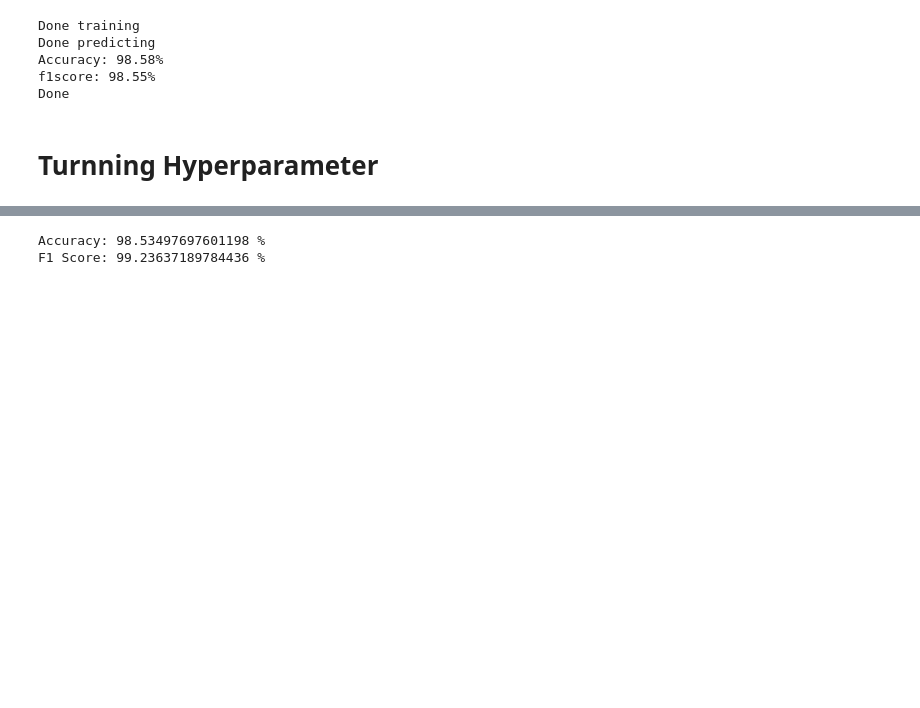
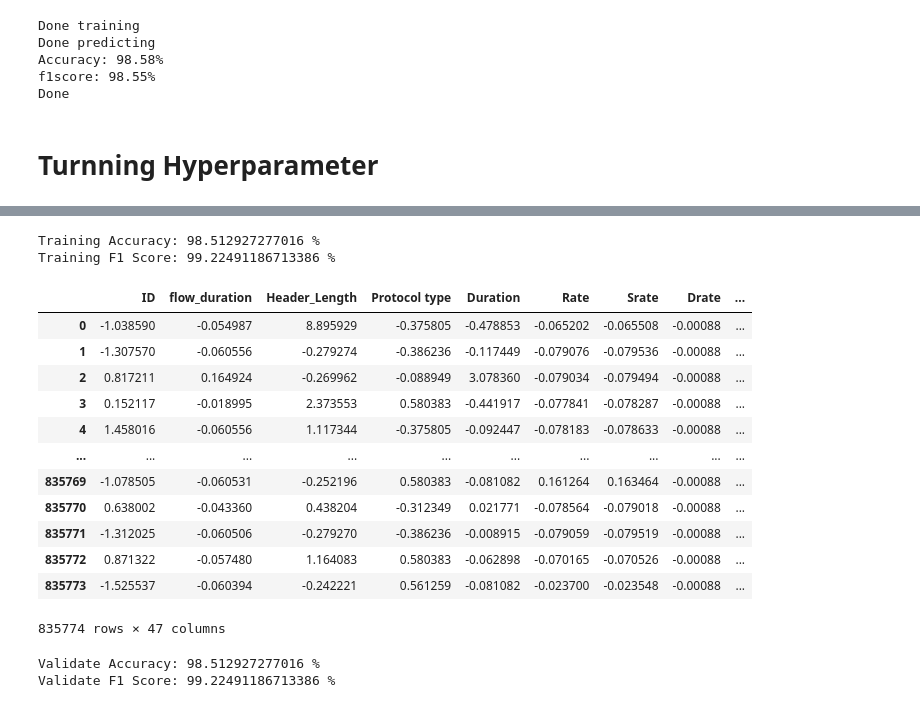
Before and after one commit to tramvv/FinalModel, a Jupyter notebook: Best_Model_Final.ipynb, the cells around one changed output, grey strips where cells are left out. Drawn from its saved outputs; the diff is of its cells as text; code cells hidden in the pictures; blank space fills up the shorter version.

```diff
--- a/Best_Model_Final.ipynb
+++ b/Best_Model_Final.ipynb
@@ -144,3 +144,8 @@ data_df[X_columns] = scaler.fit_transform(data_df[X_columns])
+# %%
+# Standardizing both the training and testing datasets using StandardScaler
+scaler = StandardScaler()
+data_df[X_columns] = scaler.fit_transform(data_df[X_columns])
+test_df[X_columns] = scaler.transform(test_df[X_columns])
 # %%
 print("Data 1 size: {}".format(data_df.shape))
 print(data_df.info())
@@ -322,15 +346,31 @@ fmodel = xgb.train(param, dtrain, num_boost_round=100)
 # %%
-# Tạo DMatrix từ tập kiểm tra
+# Create DMatrix from validation data
 dtest = xgb.DMatrix(X_test, label=y_test)
-# Dự đoán kết quả
+# Predict
 fy_pred = fmodel.predict(dtest)
 fy_pred = [1 if y > 0.5 else 0 for y in fy_pred]
-# Ngưỡng 0.5 để phân loại # Tính Accuracy
+# Set 0.5 point to classification # Cal Accuracy
 faccuracy = accuracy_score(y_test, fy_pred)
-print("Accuracy:", faccuracy * 100 , "%")
-# Tính F1-score
+print("Training Accuracy:", faccuracy * 100 , "%")
+# Cal F1-score
 ff1_score = f1_score(y_test, fy_pred)
-print("F1 Score:", ff1_score * 100 , "%")
+print("Training F1 Score:", ff1_score * 100 , "%")
 # %% [output]
-Accuracy: 98.53497697601198 %
-F1 Score: 99.23637189784436 %
+Training Accuracy: 98.512927277016 %
+Training F1 Score: 99.22491186713386 %
+# %%
+test_df
+# %% [output]
+|  | ID | flow_duration | Header_Length | Protocol type | Duration | Rate | Srate | Drate | ... |
+| 0 | -1.038590 | -0.054987 | 8.895929 | -0.375805 | -0.478853 | -0.065202 | -0.065508 | -0.00088 | ... |
+| 1 | -1.307570 | -0.060556 | -0.279274 | -0.386236 | -0.117449 | -0.079076 | -0.079536 | -0.00088 | ... |
+| 2 | 0.817211 | 0.164924 | -0.269962 | -0.088949 | 3.078360 | -0.079034 | -0.079494 | -0.00088 | ... |
+| 3 | 0.152117 | -0.018995 | 2.373553 | 0.580383 | -0.441917 | -0.077841 | -0.078287 | -0.00088 | ... |
+| 4 | 1.458016 | -0.060556 | 1.117344 | -0.375805 | -0.092447 | -0.078183 | -0.078633 | -0.00088 | ... |
+| ... | ... | ... | ... | ... | ... | ... | ... | ... | ... |
+| 835769 | -1.078505 | -0.060531 | -0.252196 | 0.580383 | -0.081082 | 0.161264 | 0.163464 | -0.00088 | ... |
+| 835770 | 0.638002 | -0.043360 | 0.438204 | -0.312349 | 0.021771 | -0.078564 | -0.079018 | -0.00088 | ... |
+| 835771 | -1.312025 | -0.060506 | -0.279270 | -0.386236 | -0.008915 | -0.079059 | -0.079519 | -0.00088 | ... |
+| 835772 | 0.871322 | -0.057480 | 1.164083 | 0.580383 | -0.062898 | -0.070165 | -0.070526 | -0.00088 | ... |
+| 835773 | -1.525537 | -0.060394 | -0.242221 | 0.561259 | -0.081082 | -0.023700 | -0.023548 | -0.00088 | ... |
+835774 rows × 47 columns
@@ -336,0 +383,11 @@ F1 Score: 99.23637189784436 %
+# %%
+f1_pred = [1 if y > 0.5 else 0 for y in fy_pred]
+# Set 0.5 point to classification # Cal Accuracy
+f1accuracy = accuracy_score(y_test, f1_pred)
+print("Validate Accuracy:", f1accuracy * 100 , "%")
+# Cal F1-score
+f1f1_score = f1_score(y_test, f1_pred)
+print("Validate F1 Score:", f1f1_score * 100 , "%")
+# %% [output]
+Validate Accuracy: 98.512927277016 %
+Validate F1 Score: 99.22491186713386 %
```
Also changed, not shown: parts of 16 cells of this notebook, 1 other file.
